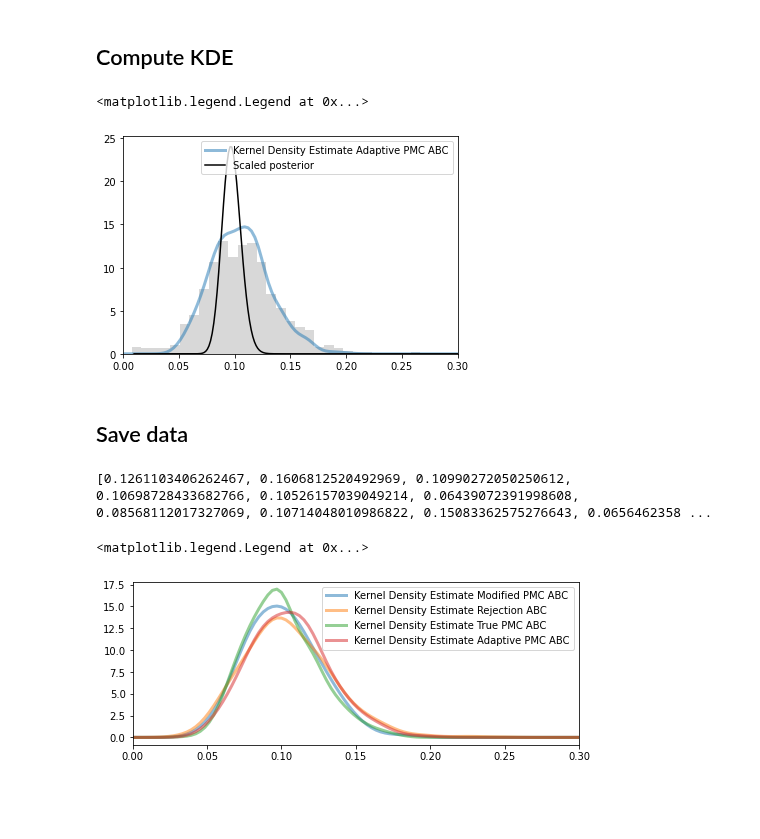
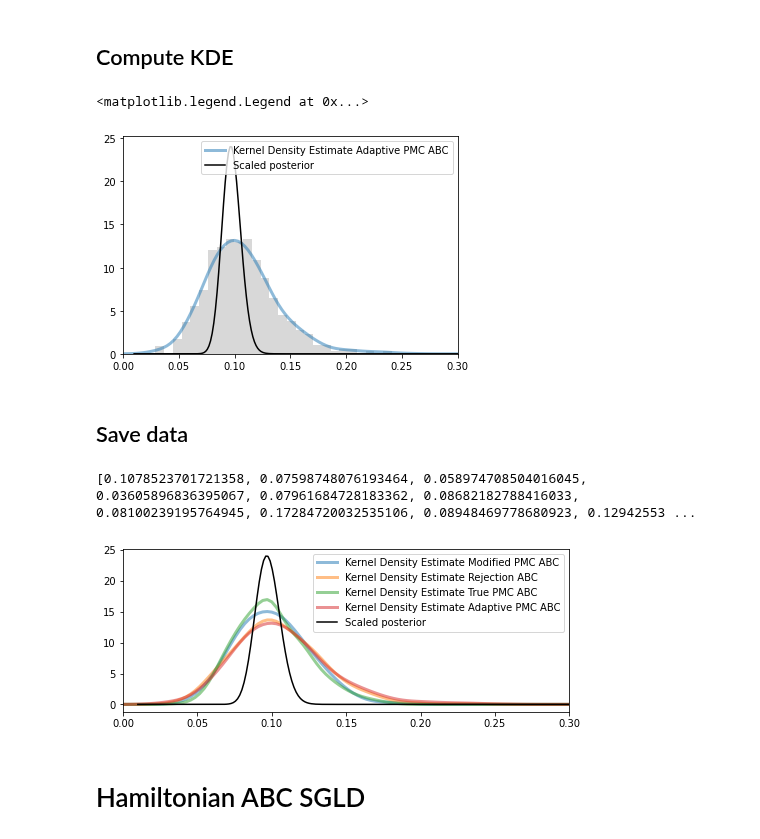
Before and after one commit to pints-team/pints, a Jupyter notebook: degradation.ipynb, the cells around one changed output. Saved outputs shown, nothing was run; the diff lists cells and outputs as text; code cells hidden in the pictures; blank space fills up the shorter version.

```diff
--- a/degradation.ipynb
+++ b/degradation.ipynb
@@ -7,30 +7,3 @@ import pints.toy.stochastic
 import pints.plot
 import numpy as np
 import matplotlib.pyplot as plt
-# %%
-import numpy as np
-import matplotlib.pyplot as plt
-from scipy.stats.distributions import norm
-
-from sklearn.neighbors import KernelDensity
-from scipy.stats import gaussian_kde
-from statsmodels.nonparametric.kde import KDEUnivariate
-from statsmodels.nonparametric.kernel_density import KDEMultivariate
-
-def kde_sklearn(x, x_grid, bandwidth=0.2, **kwargs):
-    kde_skl = KernelDensity(bandwidth=bandwidth, **kwargs)
-    kde_skl.fit(x[:, np.newaxis])
-    # score_samples() returns the log-likelihood of the samples
-    log_pdf = kde_skl.score_samples(x_grid[:, np.newaxis])
-    return np.exp(log_pdf)
-
-
-fig, ax = plt.subplots(1, 4, sharey=True,
-                       figsize=(13, 3))
-
-for bandwidth in [0.1, 0.3, 1.0]:
-    ax.plot(x_grid, kde_sklearn(x, x_grid, bandwidth=bandwidth),
-            label='bw={0}'.format(bandwidth), linewidth=3, alpha=0.5)
-ax.hist(x, 30, fc='gray', histtype='stepfilled', alpha=0.3, normed=True)
-ax.set_xlim(-4.5, 3.5)
-ax.legend(loc='upper left')
@@ -497,17 +468,17 @@ ax.legend(loc='upper right')
 # %% [markdown]
 # Adaptive PMC ABC
 # %%
-np.random.seed(2)
+np.random.seed(0)
 abc = pints.ABCController(error_measure, log_prior, method=pints.ABCAdaptivePMC)
 
 # set threshold
-abc.sampler().set_N_l(1000)
+abc.sampler().set_N_l(900)
 
 # set p_acc_min
 abc.sampler().set_p_acc_min(0.05)
 
 # set target number of samples
-abc.set_n_samples(1400)
+abc.set_n_samples(1000)
 
 # log to screen
 abc.set_log_to_screen(True)
@@ -588,7 +559,7 @@ t_samples = np.array([x for x in samples[:1000, 0]])
 
 x_grid = np.linspace(0, 0.3, 100)
 
-ax.plot(x_grid, kde_sklearn(t_samples, x_grid, bandwidth=0.007),
+ax.plot(x_grid, kde_sklearn(t_samples, x_grid, bandwidth=0.01),
             label='Kernel Density Estimate Adaptive PMC ABC', linewidth=3, alpha=0.5)
 ax.hist(samples[:, 0], 30, fc='gray', histtype='stepfilled', alpha=0.3, density=True)
 plt.plot(thetas, mod_true_prob, color='black', label='Scaled posterior')
@@ -596,6 +567,6 @@ ax.set_xlim(0, 0.3)
 ax.legend(loc='upper right')
 # %% [output]
 <matplotlib.legend.Legend at 0x...>
-[figure, old version]
+[figure, new version]
 # %% [markdown]
 ## Save data
@@ -603,7 +576,7 @@ ax.legend(loc='upper right')
 adaptive_pmc_samples = samples[:, 0]
 print(adaptive_pmc_samples.tolist())
 # %% [output]
-[0.1261103406262467, 0.1606812520492969, 0.10990272050250612, 0.10698728433682766, 0.10526157039049214, 0.06439072391998608, 0.08568112017327069, 0.10714048010986822, 0.15083362575276643, 0.0656462358 ...
+[0.1078523701721358, 0.07598748076193464, 0.058974708504016045, 0.03605896836395067, 0.07961684728183362, 0.08682182788416033, 0.08100239195764945, 0.17284720032535106, 0.08948469778680923, 0.12942553 ...
 # %%
 %matplotlib inline
 
@@ -620,38 +593,37 @@ def kde_sklearn(x, x_grid, bandwidth=0.2, **kwargs):
     kde_skl = KernelDensity(bandwidth=bandwidth, **kwargs)
     kde_skl.fit(x[:, np.newaxis])
     # score_samples() returns the log-likelihood of the samples
     log_pdf = kde_skl.score_samples(x_grid[:, np.newaxis])
     return np.exp(log_pdf)
 
 mod_true_prob = [x * 0.5 for x in true_prob]
 fig, ax = plt.subplots(1, 1, sharey=True, figsize=(8, 3))
 
 t_samples = np.array(pmc_fake_samples)
 p_samples = np.array(rej_abc_samples)
 r_samples = np.array(true_pmc_samples)
-w_samples = np.array(adaptive_pmc_samples[:1000])
+w_samples = np.array(adaptive_pmc_samples)
 
 # print(p_samples)
 
 x_grid = np.linspace(0, 0.3, 100)
 
 ax.plot(x_grid, kde_sklearn(t_samples, x_grid, bandwidth=0.01),
             label='Kernel Density Estimate Modified PMC ABC', linewidth=3, alpha=0.5)
 ax.plot(x_grid, kde_sklearn(p_samples, x_grid, bandwidth=0.01),
             label='Kernel Density Estimate Rejection ABC', linewidth=3, alpha=0.5)
 ax.plot(x_grid, kde_sklearn(r_samples, x_grid, bandwidth=0.007),
             label='Kernel Density Estimate True PMC ABC', linewidth=3, alpha=0.5)
 ax.plot(x_grid, kde_sklearn(w_samples, x_grid, bandwidth=0.01),
             label='Kernel Density Estimate Adaptive PMC ABC', linewidth=3, alpha=0.5)
 # ax.hist(samples[:, 0], 30, fc='gray', histtype='stepfilled', alpha=0.3, density=True, label='Samples')
-# plt.plot(thetas, mod_true_prob, color='black', label='Scaled posterior')
+plt.plot(thetas, mod_true_prob, color='black', label='Scaled posterior')
 ax.set_xlim(0, 0.3)
 ax.legend(loc='upper right')
 
-# plt.savefig(my_path + '/kde_example.pdf')plt.savef
+plt.savefig(my_path + '/all_kdes.pdf')
 # %% [output]
-<matplotlib.legend.Legend at 0x...>
-[figure, old version]
+[figure, new version]
 # %%
 import os
 
@@ -659,2 +631,4 @@ __file = r"C:\Users\Victor\Desktop\disertation_2022\background"
 
 my_path = os.path.abspath(__file)
+# %% [markdown]
+# Hamiltonian ABC SGLD
```
Also changed, not shown: parts of 18 cells of this notebook, 2 other files.
